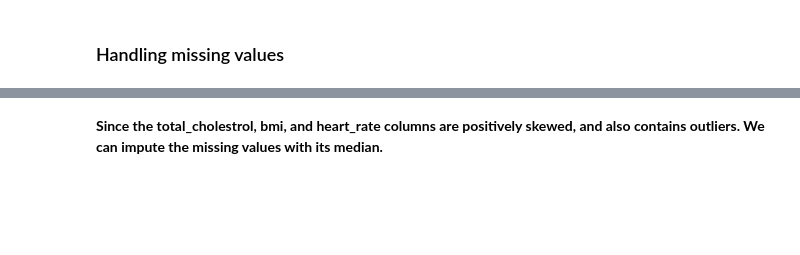
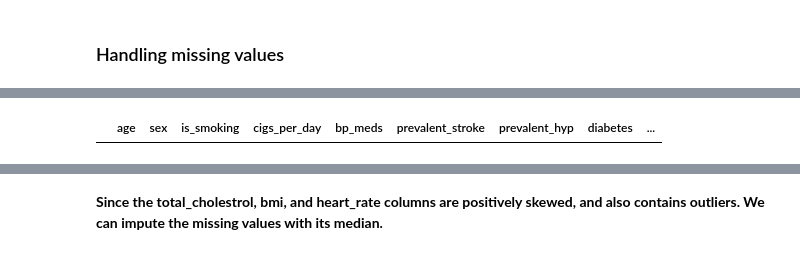
Before and after one commit to omkardesai98/Cardiovascular-Risk-Prediction, a Jupyter notebook: Cardiovascular_Risk_Prediction.ipynb, the cells around one changed output, grey strips where cells are left out. Saved outputs shown, nothing was run; the diff lists cells and outputs as text; code cells hidden in the pictures; blank space fills up the shorter version.

```diff
--- a/Cardiovascular_Risk_Prediction.ipynb
+++ b/Cardiovascular_Risk_Prediction.ipynb
@@ -182,0 +311,7 @@ print(missing_val_col_lst)
+# %%
+# Checking for any wrong entries where the patient is not a smoker
+# and cigarettes per day above 0
+
+df[(df['is_smoking']==0) & (df['cigs_per_day']>0)]
+# %% [output]
+|  | age | sex | is_smoking | cigs_per_day | bp_meds | prevalent_stroke | prevalent_hyp | diabetes | ... |
```
Also changed, not shown: parts of 242 cells of this notebook.
